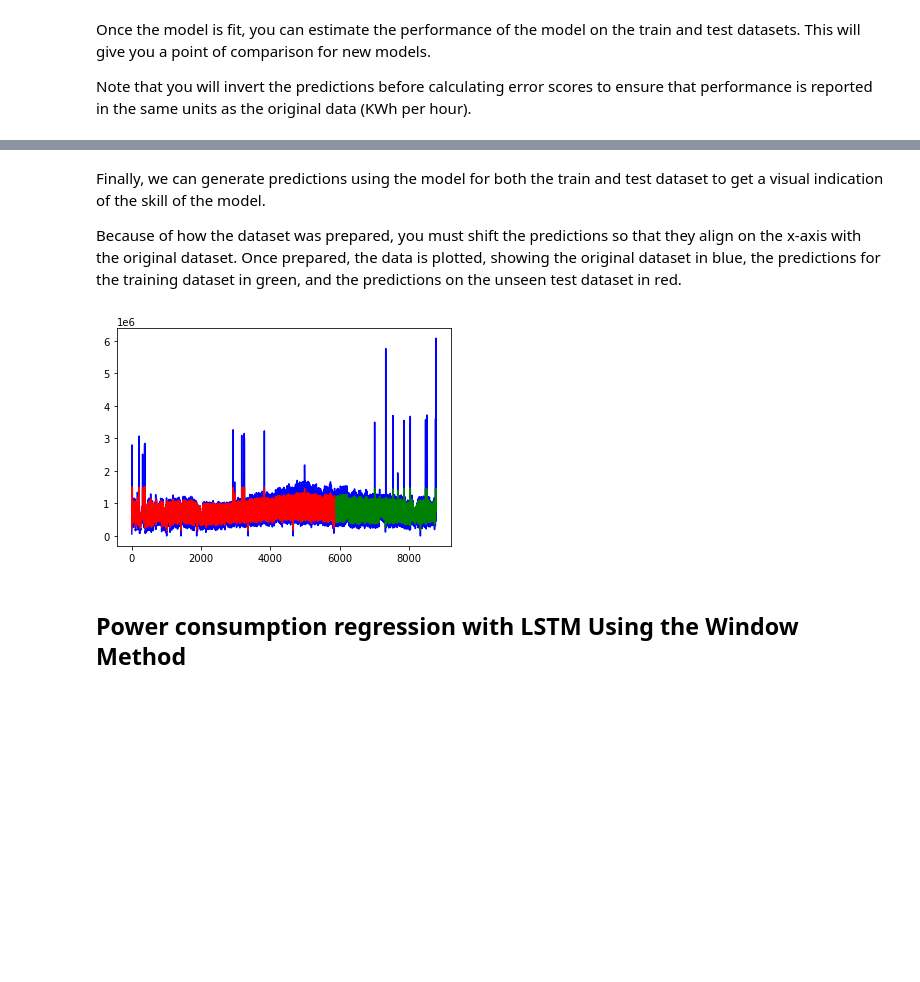
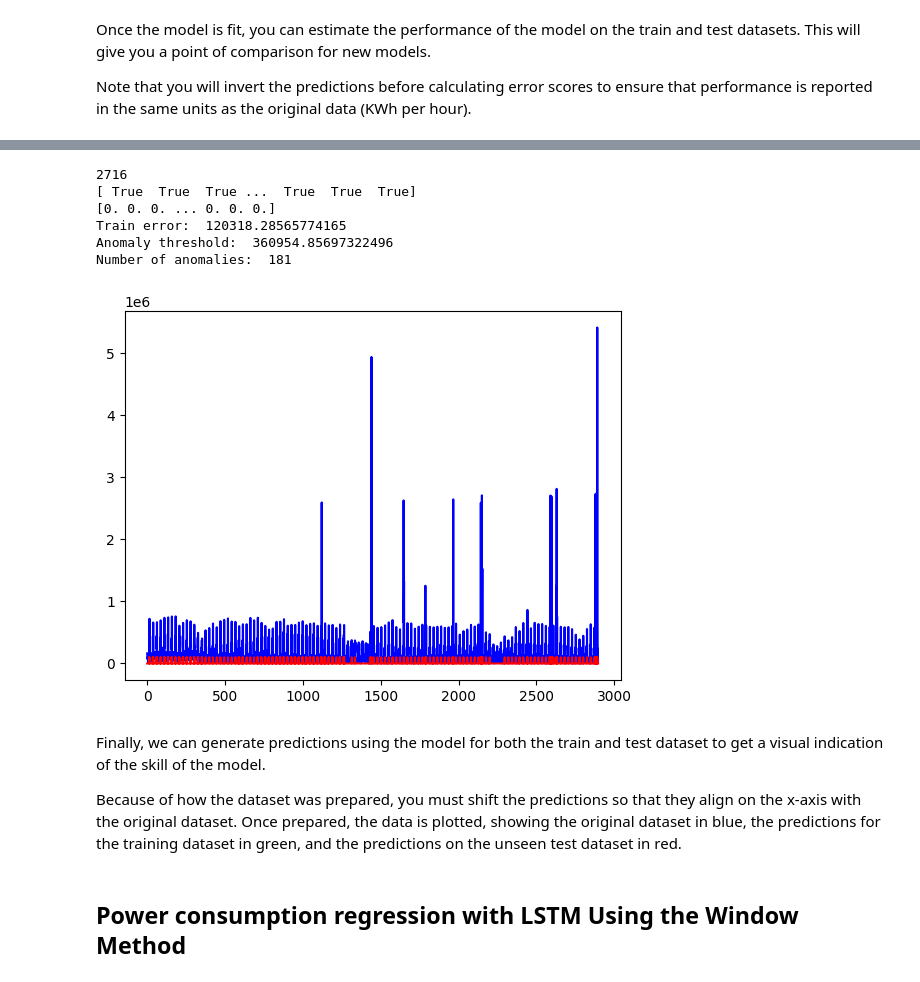
Before and after one commit to antonroman/smart_meter_data_analysis, a Jupyter notebook: lstm_meter_data_consumption_forecast/lstm-time-steps-analysis.ipynb, the cells around one changed output, grey strips where cells are left out. Saved outputs shown, nothing was run; the diff lists cells and outputs as text; code cells hidden in the pictures; blank space fills up the shorter version.

Commit message:
LSTM anomaly detection code

```diff
--- a/lstm_meter_data_consumption_forecast/lstm-time-steps-analysis.ipynb
+++ b/lstm_meter_data_consumption_forecast/lstm-time-steps-analysis.ipynb
@@ -150,8 +115,10 @@ Currently, the data is in the form of [samples, features], and you are framing t
 # %%
 
 # reshape input to be [samples, time steps, features]
-trainX = np.reshape(trainX, (trainX.shape[0], trainX.shape[1], 1))
-testX = np.reshape(testX, (testX.shape[0], testX.shape[1], 1))
+# trainX = np.reshape(trainX, (trainX.shape[0], trainX.shape[1], 1))
+# testX = np.reshape(testX, (testX.shape[0], testX.shape[1], 1))
+trainX = np.reshape(trainX, (trainX.shape[0], 1, trainX.shape[1]))
+testX = np.reshape(testX, (testX.shape[0], 1, testX.shape[1]))
 # %% [markdown]
 The network has a visible layer with 1 input, a hidden layer with 4 LSTM blocks or neurons, and an output layer that makes a single value prediction. The default sigmoid activation function is used for the LSTM blocks. The network is trained for 100 epochs, and a batch size of 1 is used.
 # %%
@@ -198,3 +167,57 @@ print('Test Score: %.2f RMSE' % (testScore))
+# %%
+# normalize the dataset
+scaler = MinMaxScaler(feature_range=(0, 1))
+norm_testY = scaler.fit_transform(testY)
+#print(testY)
+#print(testY.shape)
+
+#print(norm_testY)
+norm_testPredict = scaler.fit_transform(testPredict)
+#print(testPredict)
+#print(testPredict.shape)
+#print(norm_testPredict)
+# Calculate reconstruction error
+#train_error = np.mean(np.abs(np.traspose(norm_testY[0]) - norm_testPredict[:,0]))
+train_error = np.mean(np.abs(np.transpose(testY[0]) - testPredict[:,0]))
+#train_error = np.mean(norm_testPredict[:,0])
+
+# Define threshold for anomaly detection (adjust based on your data)
+threshold_above = train_error * 3
+threshold_below = train_error / 1
+
+# Detect anomalies
+test_difference = np.abs(np.transpose(testY[0]) - testPredict[:, 0])
+# Create a boolean mask where the absolute difference is below the threshold
+mask = (np.abs(test_difference) < threshold_above) | (test_difference < threshold_below)
+print(np.count_nonzero(mask))
+print(mask)
+# Set values below threshold to zero
+test_anomalies = np.copy(test_difference)
+test_anomalies[mask] = 0
+test_anomalies[~mask] = 100000
+print(test_anomalies)
+
+plt.plot(test_difference, color='blue')
+plt.plot(test_anomalies, color='red')
+
+anomalies = np.where(np.abs(np.transpose(testY[0]) - testPredict[:, 0]) > threshold)
+#print(len(anomalies))
+#print(anomalies)
+
+# Print detected anomalies
+print("Train error: ", train_error)
+print("Anomaly threshold: ", threshold_above)
+print("Number of anomalies: ", len(anomalies[0]))
+#print("Detected Anomalies:", anomalies)
+#plt.plot(train_error)
+# %% [output]
+2716
+[ True  True  True ...  True  True  True]
+[0. 0. 0. ... 0. 0. 0.]
+Train error:  120318.28565774165
+Anomaly threshold:  360954.85697322496
+Number of anomalies:  181
+[figure, added]
 # %% [markdown]
 Finally, we can generate predictions using the model for both the train and test dataset to get a visual indication of the skill of the model.
 
@@ -213,8 +236,6 @@ plt.plot(scaler.inverse_transform(dataset), color='blue')
 plt.plot(trainPredictPlot, color='red')
 plt.plot(testPredictPlot, color='green')
 plt.show()
-# %% [output]
-[figure, removed]
 # %% [markdown]
 ## Power consumption regression with LSTM Using the Window Method
 # %%
```
Also changed, not shown: parts of 11 cells of this notebook, 1 other file.
